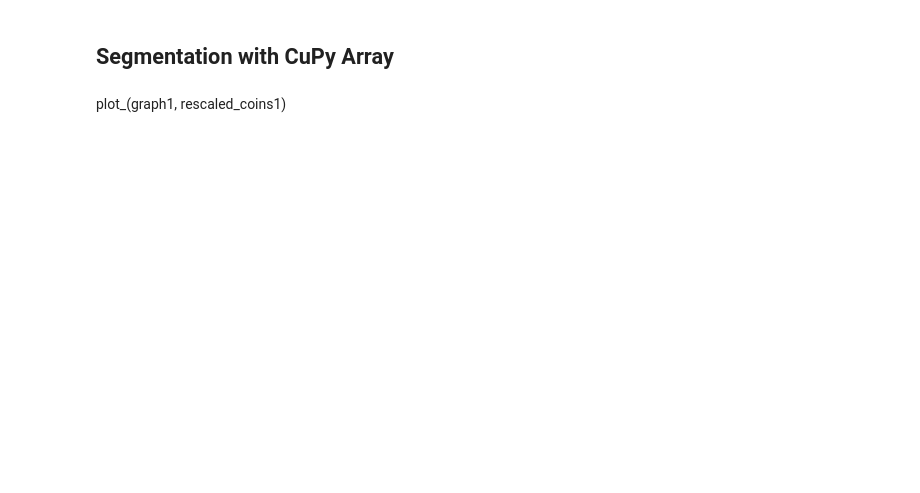
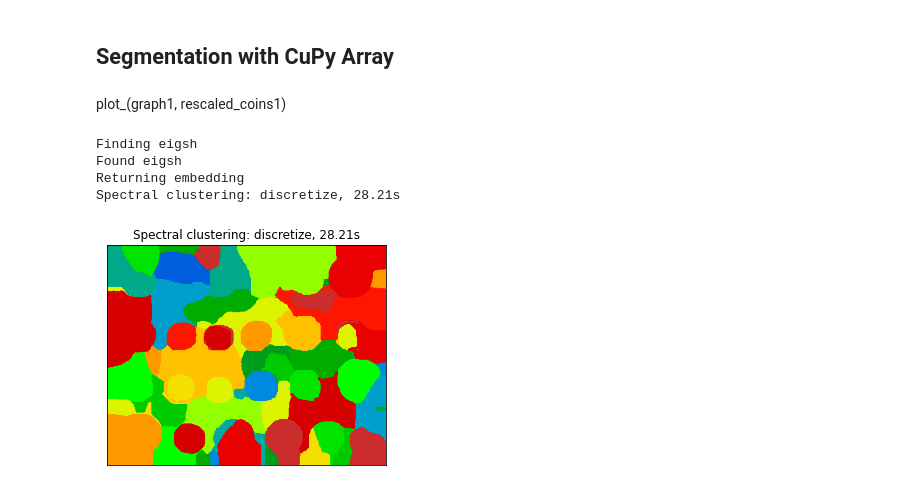
Before and after one commit to Quansight-Labs/array-api-gpu-demo, a Jupyter notebook: plot_coin_segmentation.ipynb, the cells around one changed output. Cells and saved outputs as stored; diff of their text form; code cells hidden in the pictures; blank space fills up the shorter version.

```diff
--- a/plot_coin_segmentation.ipynb
+++ b/plot_coin_segmentation.ipynb
@@ -175,0 +133,13 @@ plot_(graph2, rescaled_coins2, cpx)
+# %%
+segmentation(
+    xp=cpx,
+    coins=cpx.asarray(coins()),
+    gaussian_filter=cupy_gaussian_filter,
+    return_as=cupy_sparse.coo_matrix
+)
+# %% [output]
+Finding eigsh
+Found eigsh
+Returning embedding
+Spectral clustering: discretize, 28.21s
+[figure, added]
```
Also changed, not shown: parts of 19 cells of this notebook.
